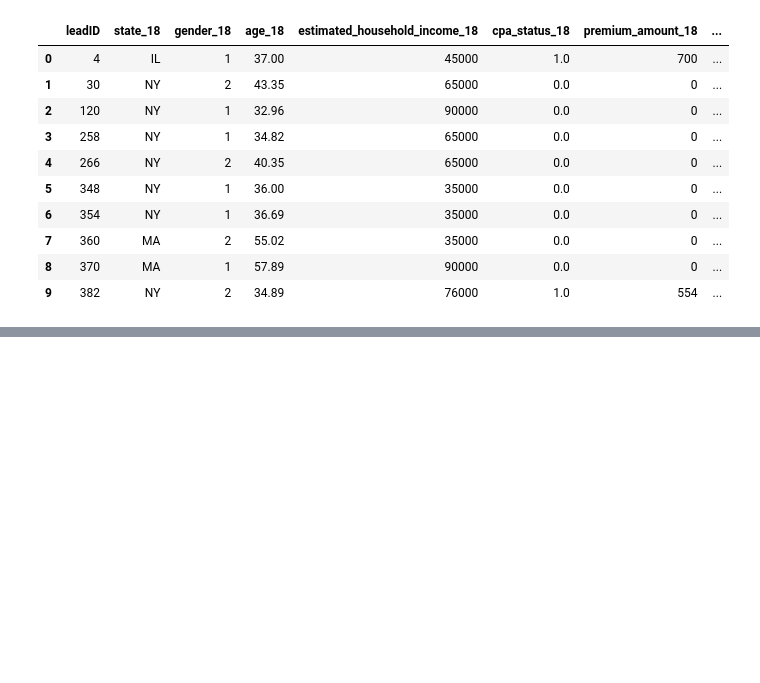
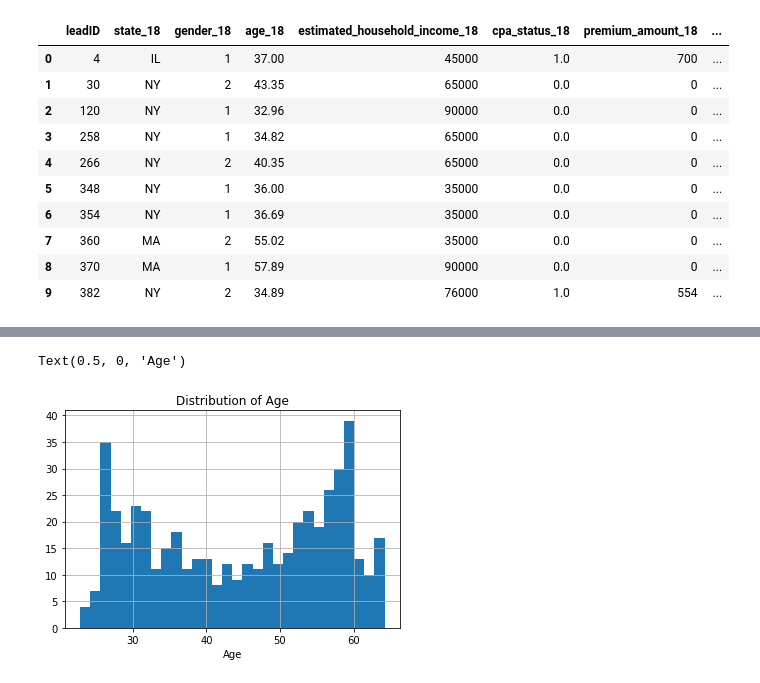
Before and after one commit to ZsoltNagy86/ABC_LLC_Leads, a Jupyter notebook: ABC_LLC_Leads.ipynb, the cells around one changed output, grey strips where cells are left out. Cells and saved outputs as stored; diff of their text form; code cells hidden in the pictures; blank space fills up the shorter version.

```diff
--- a/ABC_LLC_Leads.ipynb
+++ b/ABC_LLC_Leads.ipynb
@@ -73,0 +151,9 @@ df.head(10)
+# %%
+# Distribution of ages
+
+df_closed.hist('age_18', bins=30)
+plt.title('Distribution of Age')
+plt.xlabel('Age')
+# %% [output]
+Text(0.5, 0, 'Age')
+[figure, added]
```
Also changed, not shown: parts of 20 cells of this notebook, 2 other files.
